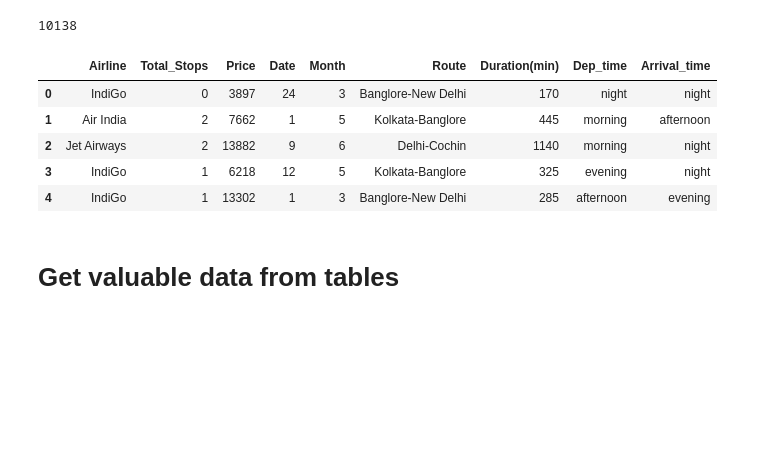
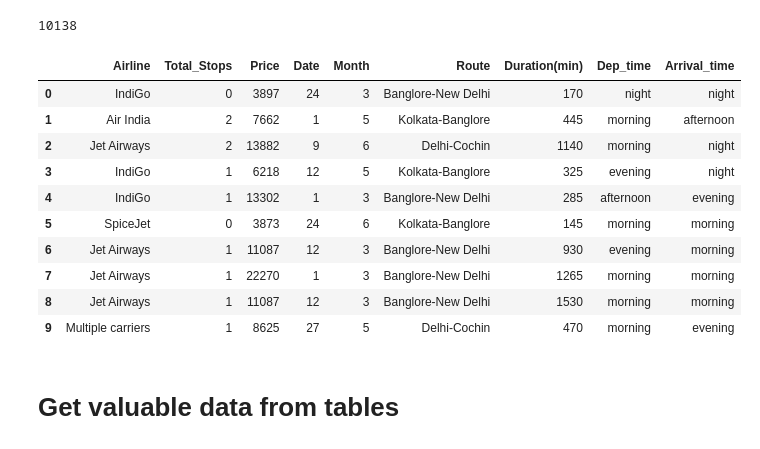
Before and after one commit to jamhus/ztm-course, a Jupyter notebook: test-projects/flight prices analysis/flight prices.ipynb, the cells around one changed output. Saved outputs shown, nothing was run; the diff lists cells and outputs as text; code cells hidden in the pictures; blank space fills up the shorter version.

```diff
--- a/test-projects/flight prices analysis/flight prices.ipynb
+++ b/test-projects/flight prices analysis/flight prices.ipynb
@@ -99,13 +99,18 @@ len(df)
 # %% [output]
 10138
 # %%
-df.head()
+df.head(10)
 # %% [output]
 |  | Airline | Total_Stops | Price | Date | Month | Route | Duration(min) | Dep_time | Arrival_time |
 | 0 | IndiGo | 0 | 3897 | 24 | 3 | Banglore-New Delhi | 170 | night | night |
 | 1 | Air India | 2 | 7662 | 1 | 5 | Kolkata-Banglore | 445 | morning | afternoon |
 | 2 | Jet Airways | 2 | 13882 | 9 | 6 | Delhi-Cochin | 1140 | morning | night |
 | 3 | IndiGo | 1 | 6218 | 12 | 5 | Kolkata-Banglore | 325 | evening | night |
 | 4 | IndiGo | 1 | 13302 | 1 | 3 | Banglore-New Delhi | 285 | afternoon | evening |
+| 5 | SpiceJet | 0 | 3873 | 24 | 6 | Kolkata-Banglore | 145 | morning | morning |
+| 6 | Jet Airways | 1 | 11087 | 12 | 3 | Banglore-New Delhi | 930 | evening | morning |
+| 7 | Jet Airways | 1 | 22270 | 1 | 3 | Banglore-New Delhi | 1265 | morning | morning |
+| 8 | Jet Airways | 1 | 11087 | 12 | 3 | Banglore-New Delhi | 1530 | morning | morning |
+| 9 | Multiple carriers | 1 | 8625 | 27 | 5 | Delhi-Cochin | 470 | morning | evening |
 # %% [markdown]
 # Get valuable data from tables
```
Also changed, not shown: parts of 16 cells of this notebook, 1 other file.
